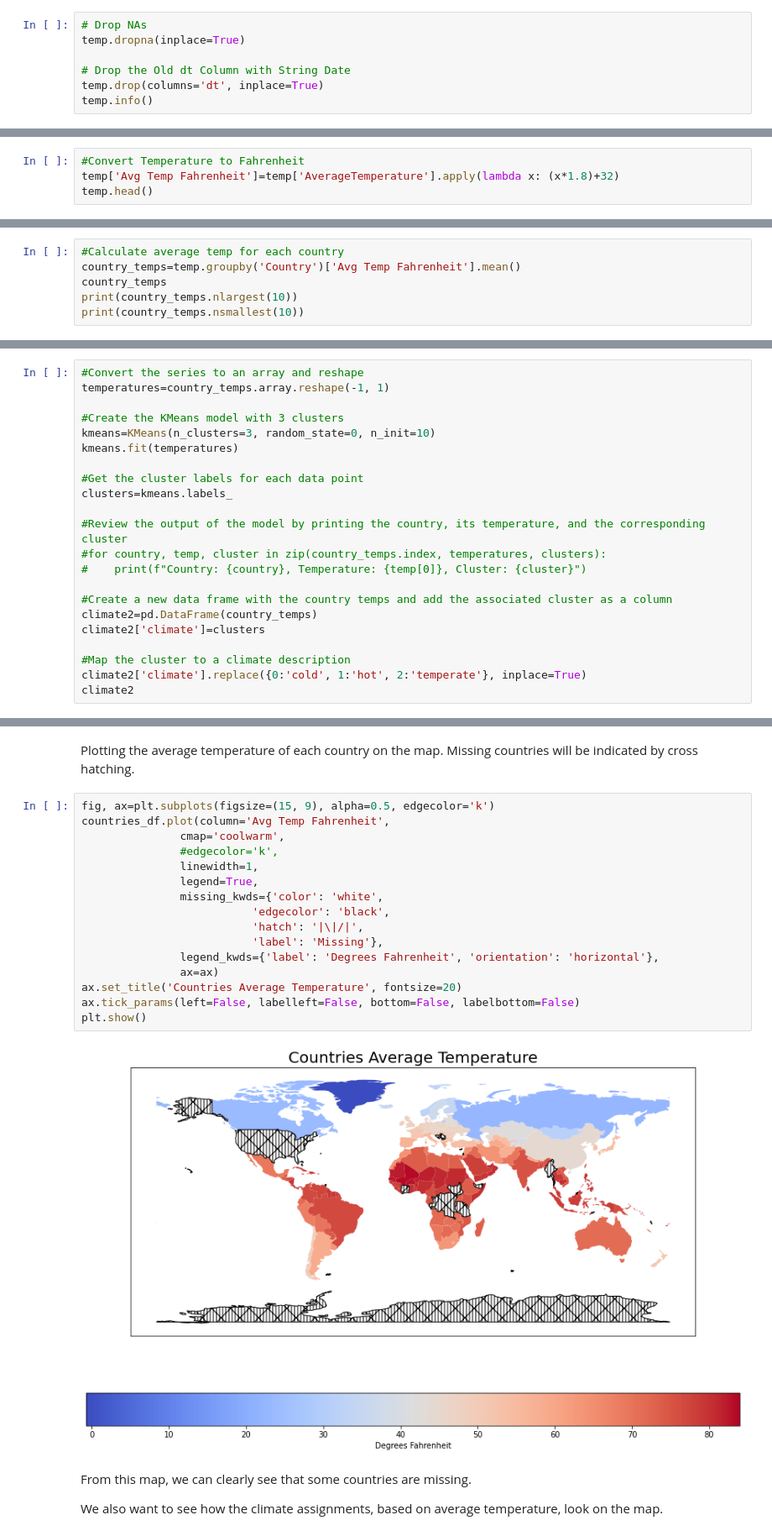
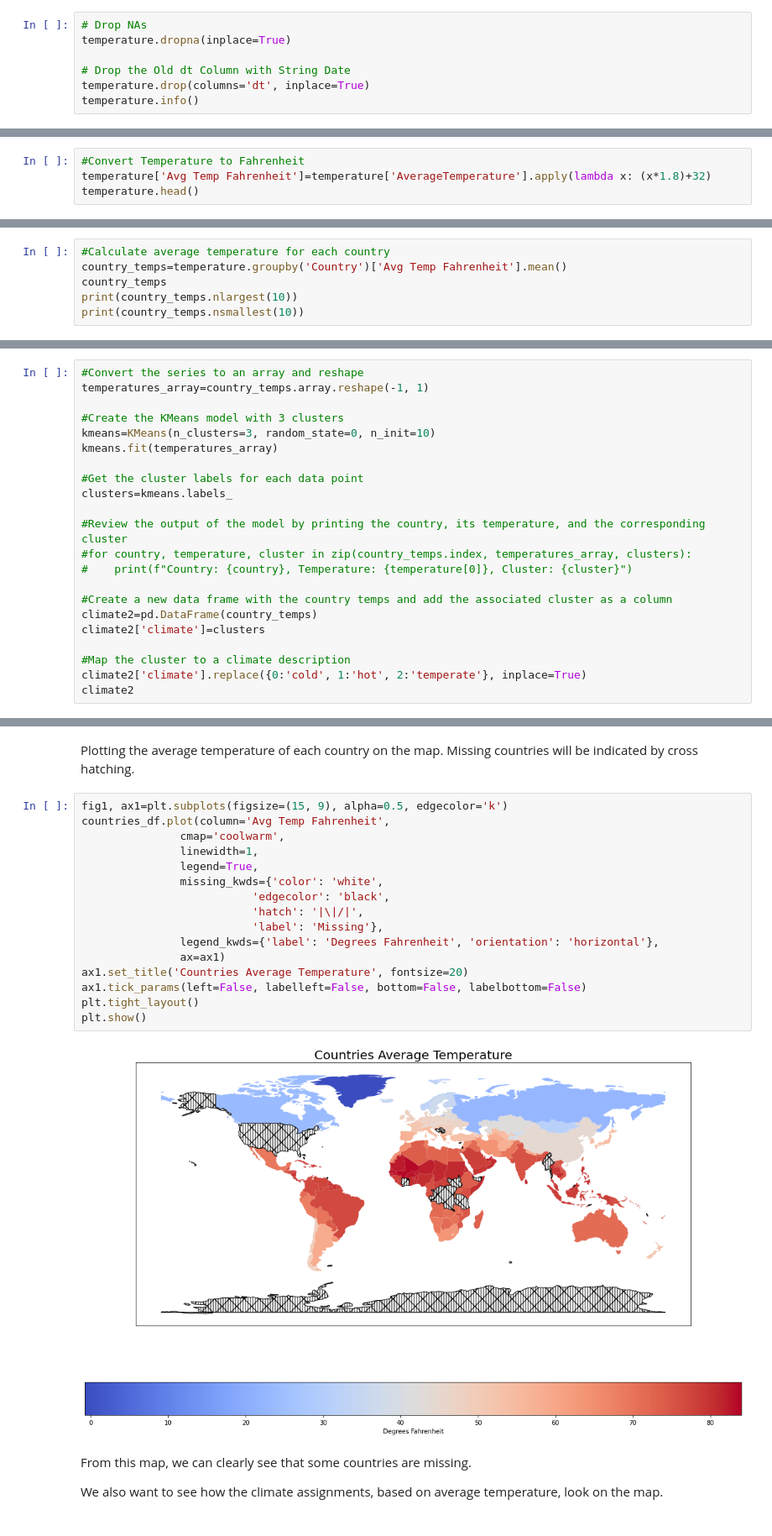
Before and after one commit to speedytmark/Draft_Project, a Jupyter notebook: TMark_ESullivan_4447_Final_Project_Olympics.ipynb, the cells around one changed output, grey strips where cells are left out. Shown at 84% size. Drawn from its saved outputs; the diff is of its cells as text.

```diff
--- a/TMark_ESullivan_4447_Final_Project_Olympics.ipynb
+++ b/TMark_ESullivan_4447_Final_Project_Olympics.ipynb
@@ -749,11 +749,11 @@ To resolve the issue of seasonality in the data, we could fill them with the ave
 After considering these option, and keeping in mind we would ultimately be averaging the full data for each country,we decided the best solution would be to simply drop the remaining missing values.
 # %%
 # Drop NAs
-temp.dropna(inplace=True)
+temperature.dropna(inplace=True)
 
 # Drop the Old dt Column with String Date
-temp.drop(columns='dt', inplace=True)
-temp.info()
+temperature.drop(columns='dt', inplace=True)
+temperature.info()
 # %% [output]
 <class 'pandas.core.frame.DataFrame'>
 Index: 328797 entries, 1874 to 577460
@@ -770,8 +770,8 @@ memory usage: 12.5+ MB
 Temperature is currently in Celcius. Let's convert it to Fahrenheit.
 # %%
 #Convert Temperature to Fahrenheit
-temp['Avg Temp Fahrenheit']=temp['AverageTemperature'].apply(lambda x: (x*1.8)+32)
-temp.head()
+temperature['Avg Temp Fahrenheit']=temperature['AverageTemperature'].apply(lambda x: (x*1.8)+32)
+temperature.head()
 # %% [output]
 |  | AverageTemperature | AverageTemperatureUncertainty | Country | Date | Avg Temp Fahrenheit |
 | 1874 | -3.026 | 0.538 | Åland | 1900-01-01 | 26.5532 |
@@ -782,8 +782,8 @@ temp.head()
 # %% [markdown]
 Now let's calculate the average temperature for each country.
 # %%
-#Calculate average temp for each country
-country_temps=temp.groupby('Country')['Avg Temp Fahrenheit'].mean()
+#Calculate average temperature for each country
+country_temps=temperature.groupby('Country')['Avg Temp Fahrenheit'].mean()
 country_temps
 print(country_temps.nlargest(10))
 print(country_temps.nsmallest(10))
@@ -1159,18 +1166,18 @@ climate[climate.index == 'United States']
 Now we will utilize the k-means algorithm to identify 3 clusters. Using the k-means algorithm will ensure that we are creating categories which are minimizing the mean squared error distance of cluster observations, as opposed to our arbitrary drawing of the cutoffs.
 # %%
 #Convert the series to an array and reshape
-temperatures=country_temps.array.reshape(-1, 1)
+temperatures_array=country_temps.array.reshape(-1, 1)
 
 #Create the KMeans model with 3 clusters
 kmeans=KMeans(n_clusters=3, random_state=0, n_init=10)
-kmeans.fit(temperatures)
+kmeans.fit(temperatures_array)
 
 #Get the cluster labels for each data point
 clusters=kmeans.labels_
 
 #Review the output of the model by printing the country, its temperature, and the corresponding cluster
-#for country, temp, cluster in zip(country_temps.index, temperatures, clusters):
-#    print(f"Country: {country}, Temperature: {temp[0]}, Cluster: {cluster}")
+#for country, temperature, cluster in zip(country_temps.index, temperatures_array, clusters):
+#    print(f"Country: {country}, Temperature: {temperature[0]}, Cluster: {cluster}")
 
 #Create a new data frame with the country temps and add the associated cluster as a column
 climate2=pd.DataFrame(country_temps)
@@ -1272,23 +1279,23 @@ countries_df
 # %% [markdown]
 Plotting the average temperature of each country on the map. Missing countries will be indicated by cross hatching.
 # %%
-fig, ax=plt.subplots(figsize=(15, 9), alpha=0.5, edgecolor='k')
+fig1, ax1=plt.subplots(figsize=(15, 9), alpha=0.5, edgecolor='k')
 countries_df.plot(column='Avg Temp Fahrenheit',
                cmap='coolwarm',
-               #edgecolor='k',
                linewidth=1,
                legend=True,
                missing_kwds={'color': 'white',
                           'edgecolor': 'black',
                           'hatch': '|\|/|',
                           'label': 'Missing'},
                legend_kwds={'label': 'Degrees Fahrenheit', 'orientation': 'horizontal'},
-               ax=ax)
-ax.set_title('Countries Average Temperature', fontsize=20)
-ax.tick_params(left=False, labelleft=False, bottom=False, labelbottom=False)
+               ax=ax1)
+ax1.set_title('Countries Average Temperature', fontsize=20)
+ax1.tick_params(left=False, labelleft=False, bottom=False, labelbottom=False)
+plt.tight_layout()
 plt.show()
 # %% [output]
-[figure, old version]
+[figure, new version]
 # %% [markdown]
 From this map, we can clearly see that some countries are missing.
 
```
Also changed, not shown: parts of 55 cells of this notebook.
